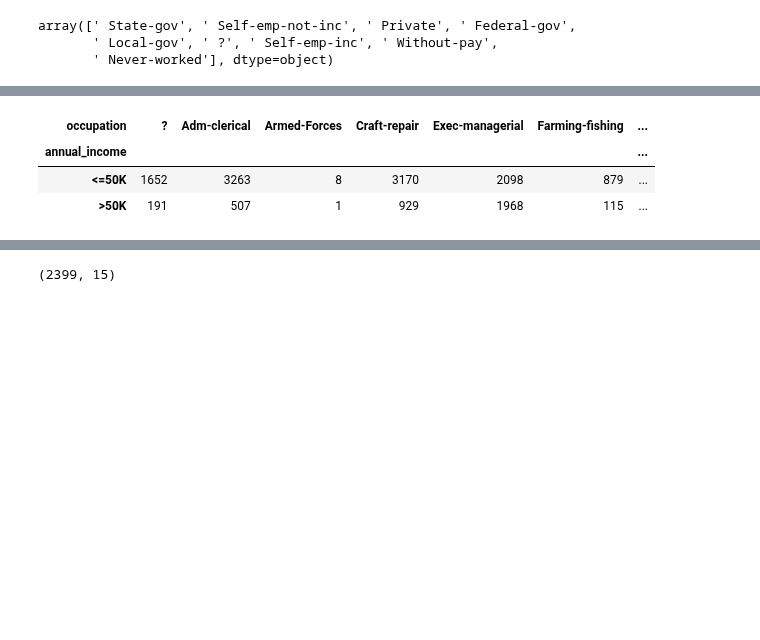
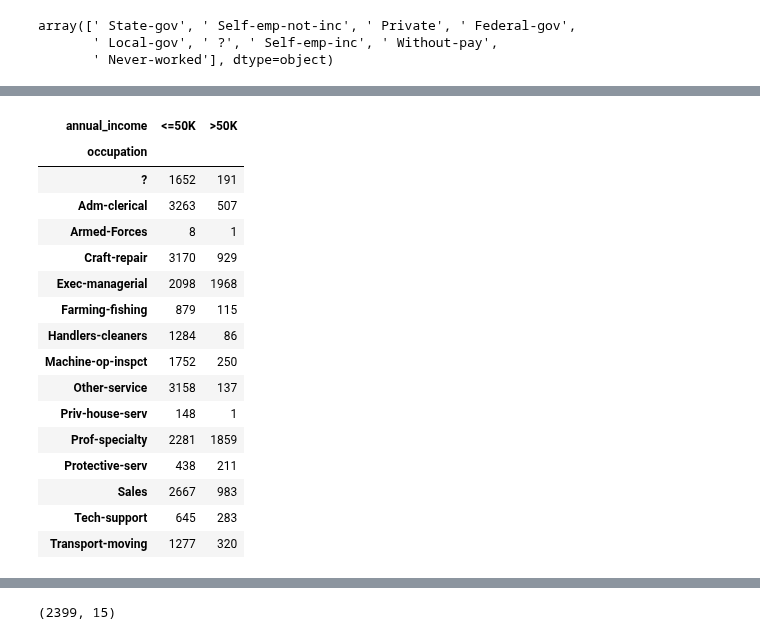
Before and after one commit to wnayden/MSDS7331, a Jupyter notebook: Lab_1_95_census_data.ipynb, the cells around one changed output, grey strips where cells are left out. Cells and saved outputs as stored; diff of their text form; code cells hidden in the pictures; blank space fills up the shorter version.

```diff
--- a/Lab_1_95_census_data.ipynb
+++ b/Lab_1_95_census_data.ipynb
@@ -6,7 +5,7 @@ import
 # %%
 raw_data_url = 'https://raw.githubusercontent.com/andrewmejia600/MSDS7331/master/RAW_DATA/adult.data'
 # %%
-raw_census_95_data_names = ['age', 'workclass', 'fnlwght', 'education', 'education_num_yr', 'martial_status', 'occupation', 'relationship', 'race', 'sex', 'cap_gain', 'cap_loss', 'hours_per_week', 'native_country', 'annual_income']
+raw_census_95_data_names = ['age', 'workclass', 'fnlwght', 'education', 'education_num_yr', 'marital_status', 'occupation', 'relationship', 'race', 'sex', 'cap_gain', 'cap_loss', 'hours_per_week', 'native_country', 'annual_income']
 # %%
 raw_census_95_data = pd.read_csv(raw_data_url, names = raw_census_95_data_names)
 # %%
@@ -142,8 +149,21 @@ pd.crosstab(raw_census_95_data.annual_income, raw_census_95_data.workclass)
 # %%
-pd.crosstab(raw_census_95_data.annual_income, raw_census_95_data.occupation)
+pd.crosstab(raw_census_95_data.occupation, raw_census_95_data.annual_income)
 # %% [output]
-| occupation | ? | Adm-clerical | Armed-Forces | Craft-repair | Exec-managerial | Farming-fishing | ... |
-| annual_income |  |  |  |  |  |  | ... |
-| <=50K | 1652 | 3263 | 8 | 3170 | 2098 | 879 | ... |
-| >50K | 191 | 507 | 1 | 929 | 1968 | 115 | ... |
+| annual_income | <=50K | >50K |
+| occupation |  |  |
+| ? | 1652 | 191 |
+| Adm-clerical | 3263 | 507 |
+| Armed-Forces | 8 | 1 |
+| Craft-repair | 3170 | 929 |
+| Exec-managerial | 2098 | 1968 |
+| Farming-fishing | 879 | 115 |
+| Handlers-cleaners | 1284 | 86 |
+| Machine-op-inspct | 1752 | 250 |
+| Other-service | 3158 | 137 |
+| Priv-house-serv | 148 | 1 |
+| Prof-specialty | 2281 | 1859 |
+| Protective-serv | 438 | 211 |
+| Sales | 2667 | 983 |
+| Tech-support | 645 | 283 |
+| Transport-moving | 1277 | 320 |
 # %%
```
Also changed, not shown: parts of 15 cells of this notebook.
